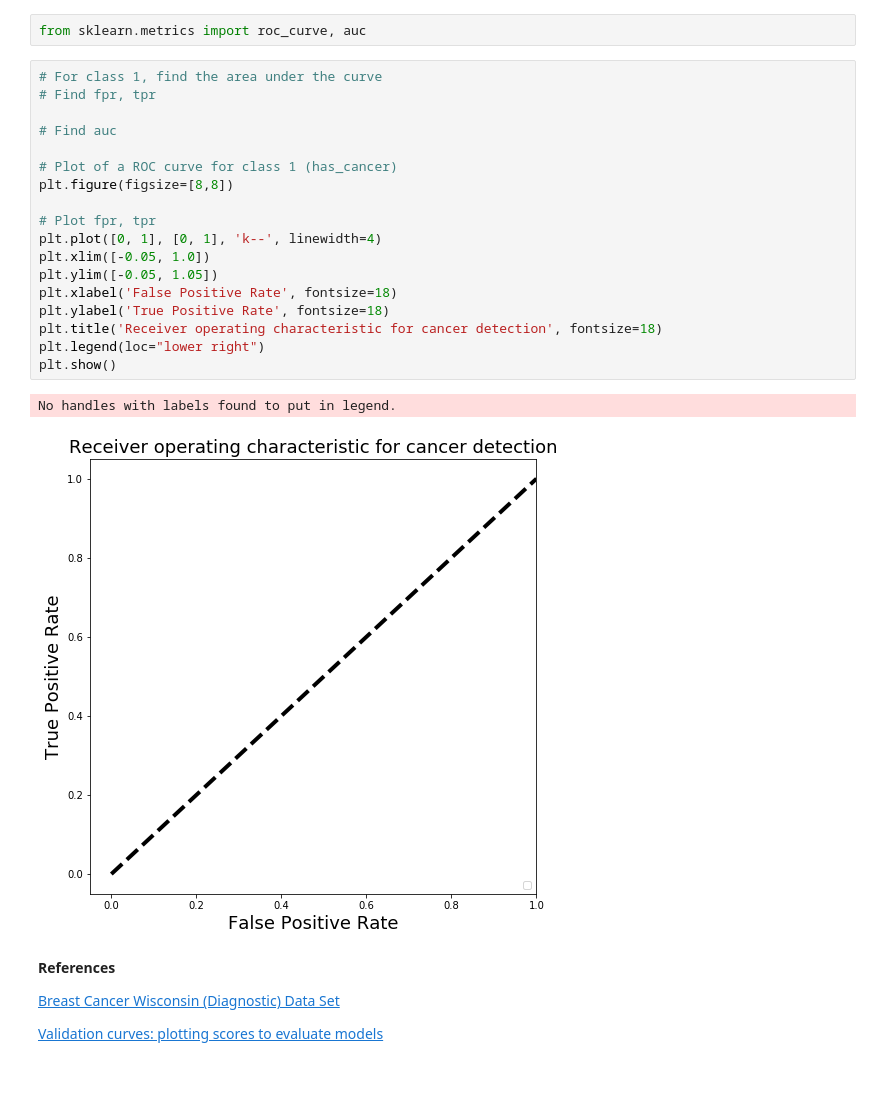
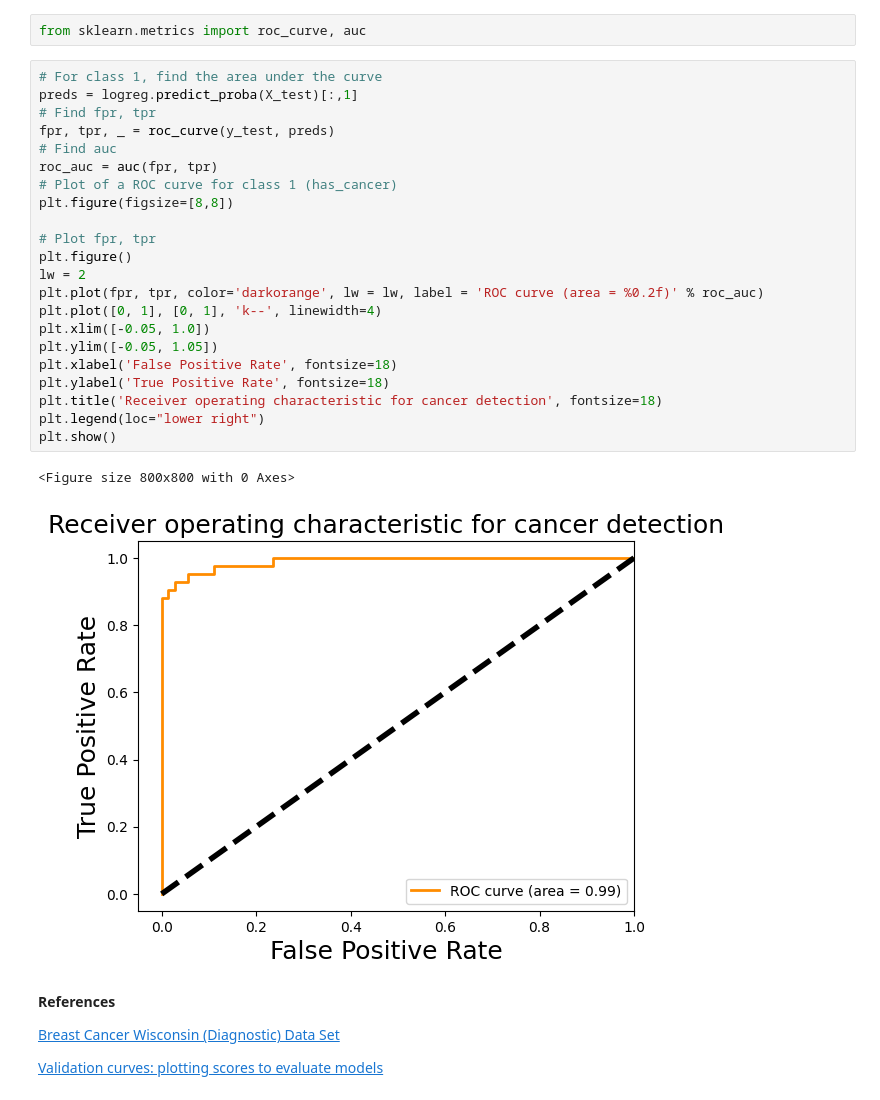
Before and after one commit to CDan07/IOD, a Jupyter notebook: Labs/Module 5/IOD_Lab_5_1_1.ipynb, the cells around one changed output. Saved outputs shown, nothing was run; the diff lists cells and outputs as text.

```diff
--- a/Labs/Module 5/IOD_Lab_5_1_1.ipynb
+++ b/Labs/Module 5/IOD_Lab_5_1_1.ipynb
@@ -288,25 +296,29 @@ Plot the ROC curve for Class 1
 from sklearn.metrics import roc_curve, auc
 # %%
 # For class 1, find the area under the curve
+preds = logreg.predict_proba(X_test)[:,1]
 # Find fpr, tpr
-
+fpr, tpr, _ = roc_curve(y_test, preds)
 # Find auc
-
+roc_auc = auc(fpr, tpr)
 # Plot of a ROC curve for class 1 (has_cancer)
 plt.figure(figsize=[8,8])
 
 # Plot fpr, tpr
+plt.figure()
+lw = 2
+plt.plot(fpr, tpr, color='darkorange', lw = lw, label = 'ROC curve (area = %0.2f)' % roc_auc)
 plt.plot([0, 1], [0, 1], 'k--', linewidth=4)
 plt.xlim([-0.05, 1.0])
 plt.ylim([-0.05, 1.05])
 plt.xlabel('False Positive Rate', fontsize=18)
 plt.ylabel('True Positive Rate', fontsize=18)
 plt.title('Receiver operating characteristic for cancer detection', fontsize=18)
 plt.legend(loc="lower right")
 plt.show()
 # %% [output]
-No handles with labels found to put in legend.
+<Figure size 800x800 with 0 Axes>
-[figure, old version]
+[figure, new version]
 # %% [markdown]
 **References**
 
```
Also changed, not shown: parts of 1 cell of this notebook.
